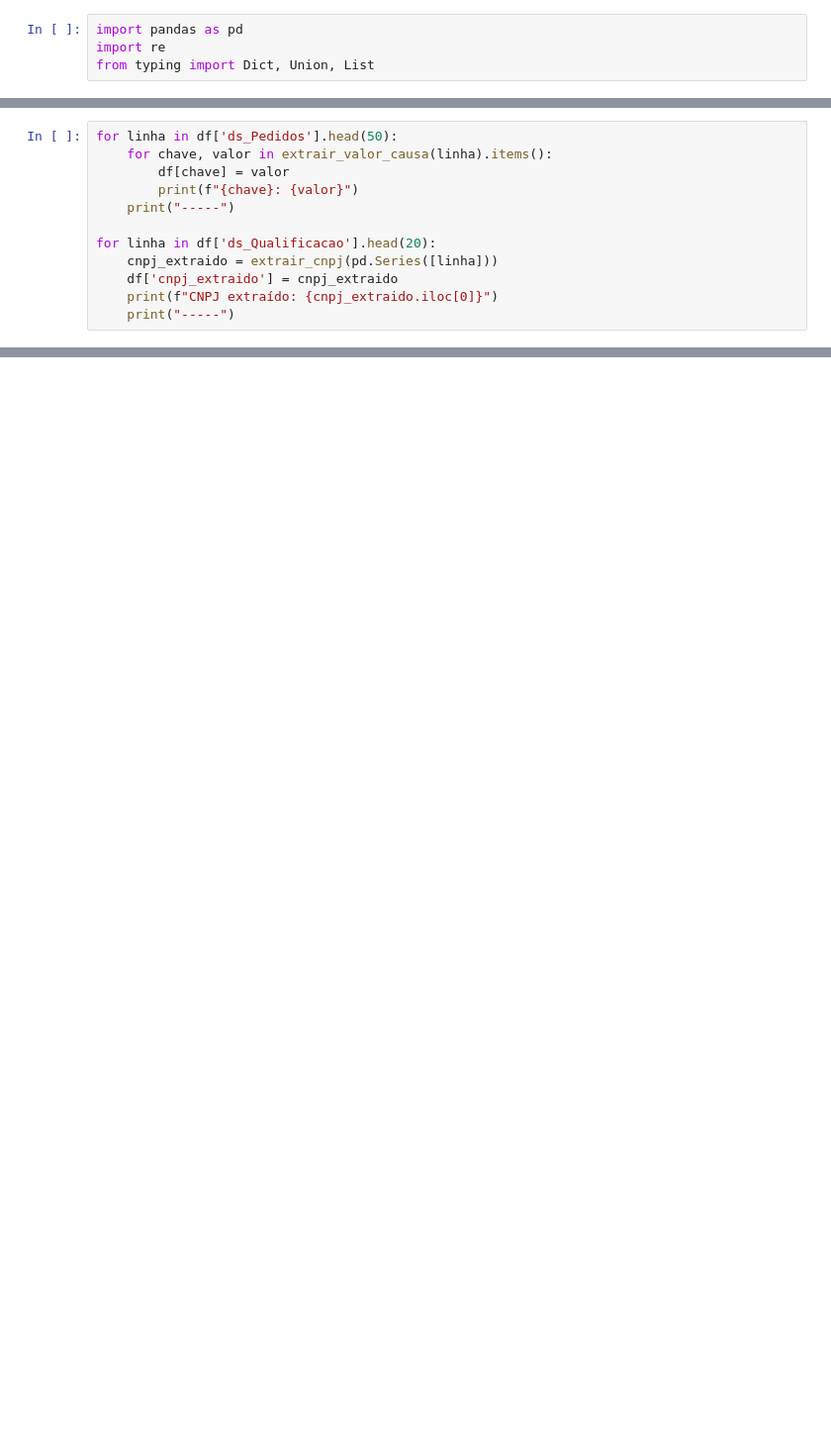
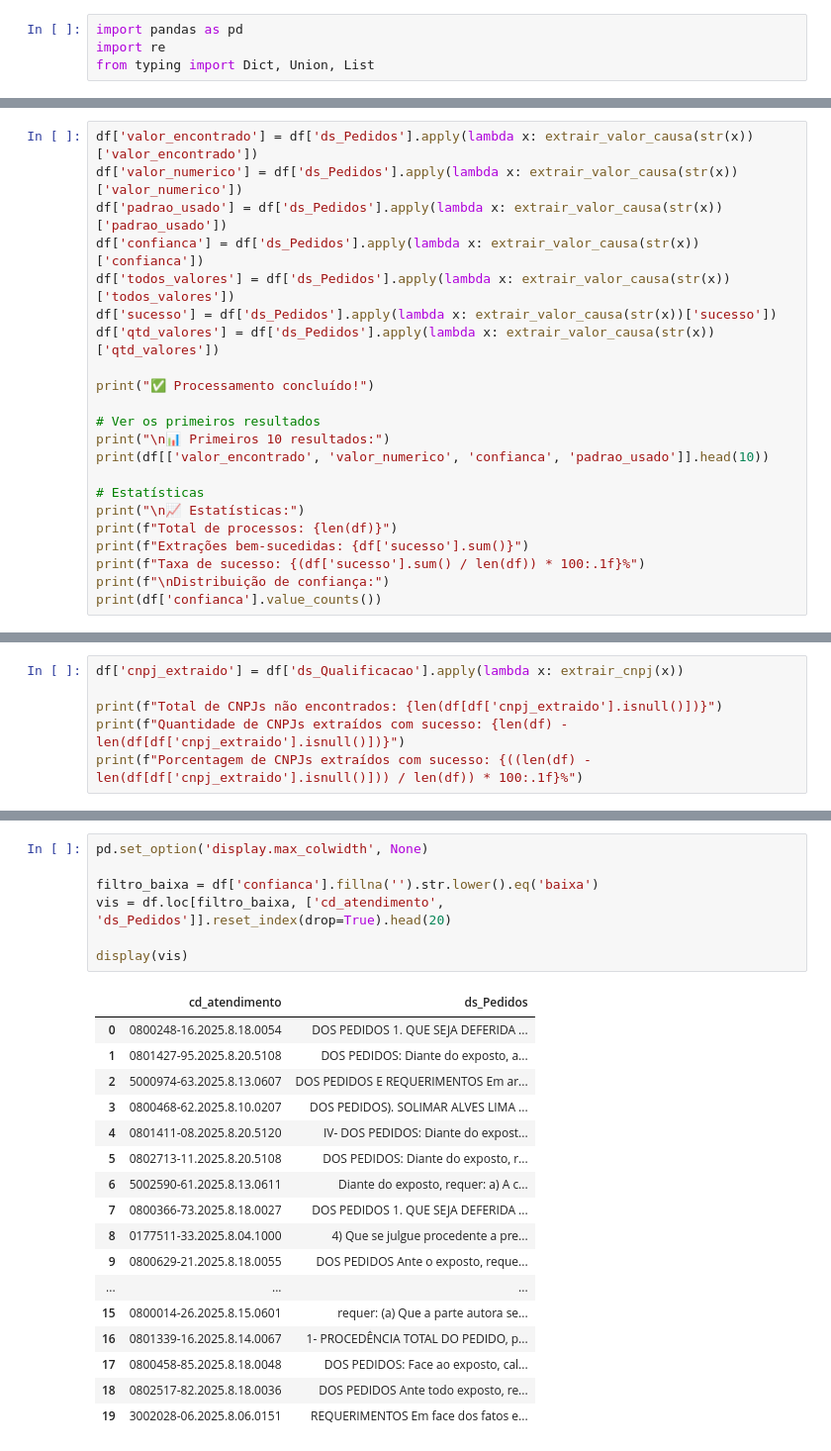
Before and after one commit to Danilo-C-Ramos/projeto-direito2, a Jupyter notebook: regex_numeros.ipynb, the cells around one changed output, grey strips where cells are left out. Shown at 99% size. Drawn from its saved outputs; the diff is of its cells as text; blank space fills up the shorter version.

```diff
--- a/regex_numeros.ipynb
+++ b/regex_numeros.ipynb
@@ -134,14 +283,24 @@ def extrair_valor_causa(texto: str) -> Dict[str, Union[str, float, List[str], bo
 
     return resultado
 # %%
-for linha in df['ds_Pedidos'].head(50):
-    for chave, valor in extrair_valor_causa(linha).items():
-        df[chave] = valor
-        print(f"{chave}: {valor}")
-    print("-----")
+df['valor_encontrado'] = df['ds_Pedidos'].apply(lambda x: extrair_valor_causa(str(x))['valor_encontrado'])
+df['valor_numerico'] = df['ds_Pedidos'].apply(lambda x: extrair_valor_causa(str(x))['valor_numerico'])
+df['padrao_usado'] = df['ds_Pedidos'].apply(lambda x: extrair_valor_causa(str(x))['padrao_usado'])
+df['confianca'] = df['ds_Pedidos'].apply(lambda x: extrair_valor_causa(str(x))['confianca'])
+df['todos_valores'] = df['ds_Pedidos'].apply(lambda x: extrair_valor_causa(str(x))['todos_valores'])
+df['sucesso'] = df['ds_Pedidos'].apply(lambda x: extrair_valor_causa(str(x))['sucesso'])
+df['qtd_valores'] = df['ds_Pedidos'].apply(lambda x: extrair_valor_causa(str(x))['qtd_valores'])
 
-for linha in df['ds_Qualificacao'].head(20):
-    cnpj_extraido = extrair_cnpj(pd.Series([linha]))
-    df['cnpj_extraido'] = cnpj_extraido
-    print(f"CNPJ extraído: {cnpj_extraido.iloc[0]}")
-    print("-----")
+print("✅ Processamento concluído!")
+
+# Ver os primeiros resultados
+print("\n📊 Primeiros 10 resultados:")
+print(df[['valor_encontrado', 'valor_numerico', 'confianca', 'padrao_usado']].head(10))
+
+# Estatísticas
+print("\n📈 Estatísticas:")
+print(f"Total de processos: {len(df)}")
+print(f"Extrações bem-sucedidas: {df['sucesso'].sum()}")
+print(f"Taxa de sucesso: {(df['sucesso'].sum() / len(df)) * 100:.1f}%")
+print(f"\nDistribuição de confiança:")
+print(df['confianca'].value_counts())
@@ -147,0 +325,6 @@ for linha in df['ds_Qualificacao'].head(20):
+# %%
+df['cnpj_extraido'] = df['ds_Qualificacao'].apply(lambda x: extrair_cnpj(x))
+
+print(f"Total de CNPJs não encontrados: {len(df[df['cnpj_extraido'].isnull()])}")
+print(f"Quantidade de CNPJs extraídos com sucesso: {len(df) - len(df[df['cnpj_extraido'].isnull()])}")
+print(f"Porcentagem de CNPJs extraídos com sucesso: {((len(df) - len(df[df['cnpj_extraido'].isnull()])) / len(df)) * 100:.1f}%")
@@ -147,0 +335,25 @@ for linha in df['ds_Qualificacao'].head(20):
+# %%
+pd.set_option('display.max_colwidth', None)
+
+filtro_baixa = df['confianca'].fillna('').str.lower().eq('baixa')
+vis = df.loc[filtro_baixa, ['cd_atendimento', 'ds_Pedidos']].reset_index(drop=True).head(20)
+
+display(vis)
+# %% [output]
+|  | cd_atendimento | ds_Pedidos |
+| 0 | 0800248-16.2025.8.18.0054 | DOS PEDIDOS 1. QUE SEJA DEFERIDA ... |
+| 1 | 0801427-95.2025.8.20.5108 | DOS PEDIDOS: Diante do exposto, a... |
+| 2 | 5000974-63.2025.8.13.0607 | DOS PEDIDOS E REQUERIMENTOS Em ar... |
+| 3 | 0800468-62.2025.8.10.0207 | DOS PEDIDOS). SOLIMAR ALVES LIMA ... |
+| 4 | 0801411-08.2025.8.20.5120 | IV- DOS PEDIDOS: Diante do expost... |
+| 5 | 0802713-11.2025.8.20.5108 | DOS PEDIDOS: Diante do exposto, r... |
+| 6 | 5002590-61.2025.8.13.0611 | Diante do exposto, requer: a) A c... |
+| 7 | 0800366-73.2025.8.18.0027 | DOS PEDIDOS 1. QUE SEJA DEFERIDA ... |
+| 8 | 0177511-33.2025.8.04.1000 | 4) Que se julgue procedente a pre... |
+| 9 | 0800629-21.2025.8.18.0055 | DOS PEDIDOS Ante o exposto, reque... |
+| ... | ... | ... |
+| 15 | 0800014-26.2025.8.15.0601 | requer: (a) Que a parte autora se... |
+| 16 | 0801339-16.2025.8.14.0067 | 1- PROCEDÊNCIA TOTAL DO PEDIDO, p... |
+| 17 | 0800458-85.2025.8.18.0048 | DOS PEDIDOS: Face ao exposto, cal... |
+| 18 | 0802517-82.2025.8.18.0036 | DOS PEDIDOS Ante todo exposto, re... |
+| 19 | 3002028-06.2025.8.06.0151 | REQUERIMENTOS Em face dos fatos e... |
```
Also changed, not shown: parts of 6 cells of this notebook, 1 other file.
